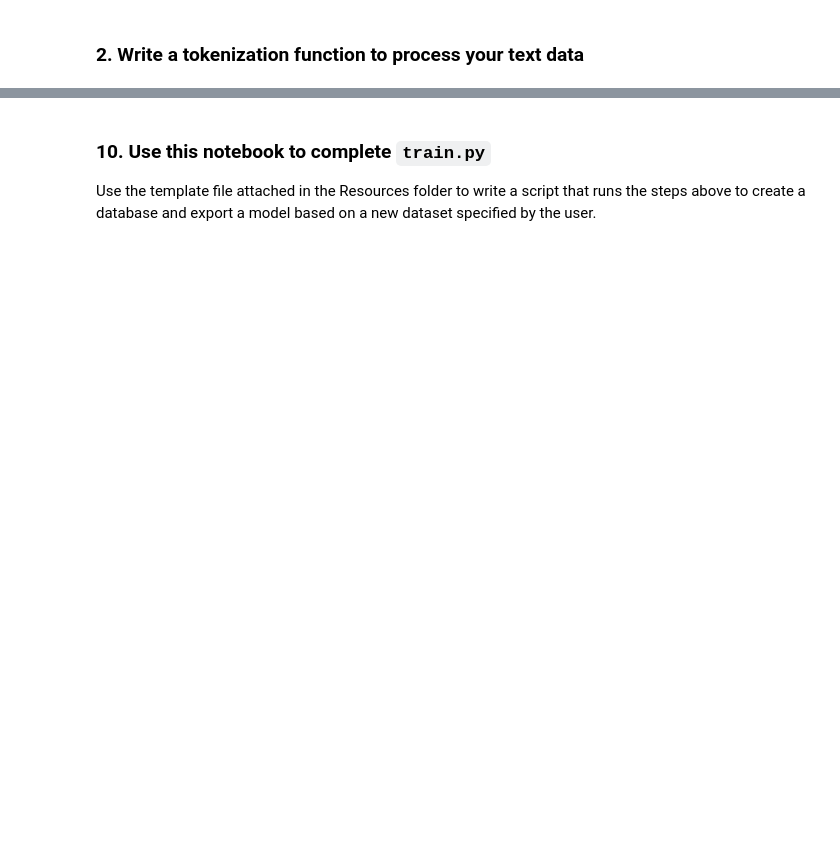
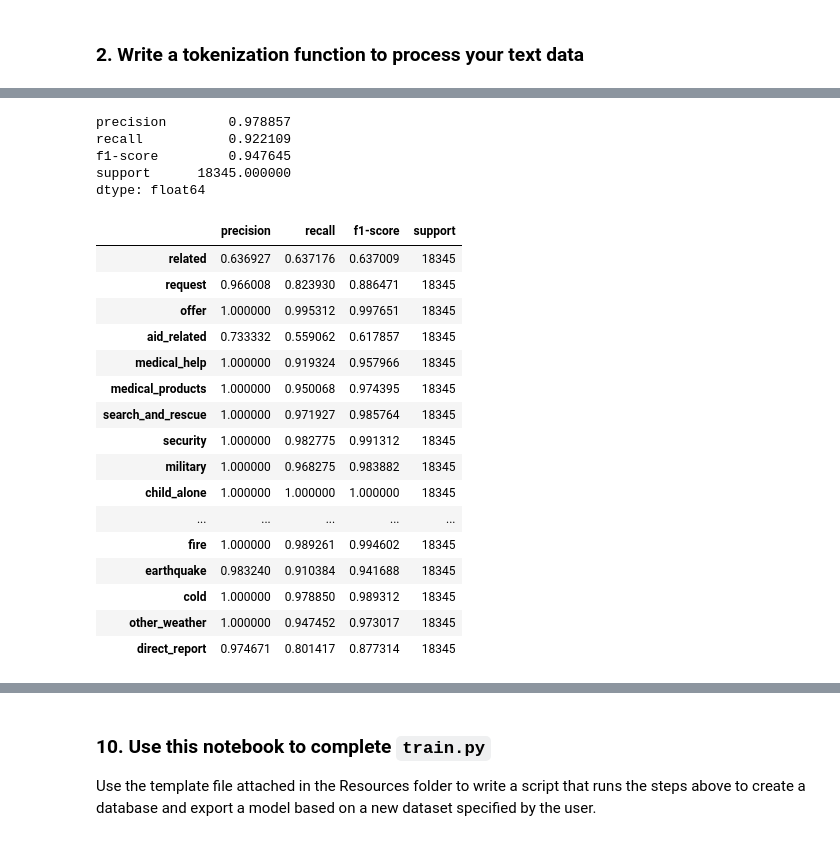
Before and after one commit to binh-bk/nltk-message-response, a Jupyter notebook: ML Pipeline Preparation.ipynb, the cells around one changed output, grey strips where cells are left out. Drawn from its saved outputs; the diff is of its cells as text; code cells hidden in the pictures; blank space fills up the shorter version.

```diff
--- a/ML Pipeline Preparation.ipynb
+++ b/ML Pipeline Preparation.ipynb
@@ -271,0 +164,29 @@ weighted avg       0.95      0.80      0.86      7863
+# %%
+# experiment with GridSearchCV and parameters
+
+X_train, X_test, Y_train, Y_test = train_test_split(X, Y, test_size=0.7, random_state=1)
+pipeline_knn = Pipeline([
+    ('vect', CountVectorizer(tokenizer=tokenize)),
+    ('tfidf', TfidfTransformer()),
+    ('clf', MultiOutputClassifier(KNeighborsClassifier()))
+])
+parameters = {
+#         'vect__stop_words': (None, 'english'),
+        'vect__ngram_range': ((1, 1), (1, 2)),
+        'vect__max_df': (0.5, 0.75, 1.0),
+        'vect__max_features': (None, 100, 1000, 10000),
+        'tfidf__use_idf': (True, False),
+#         'tfidf__smooth_idf': (True, False),
+#         'tfidf__sublinear_tf': (True, False),
+        'clf__estimator__n_neighbors': [3, 5, 10],
+#         'clf__estimator__weights': ['uniform', 'distance'],
+#         'clf__estimator__algorithm': ['auto', 'ball_tree', 'kd_tree', 'brute'],
+#         'clf__estimator__leaf_size': [1,10,30,50],
+#         'clf__estimator__p': [1,2,3]
+    }
+cv = GridSearchCV(pipeline_knn, param_grid=parameters, cv=3, verbose=True, n_jobs=-1)
+
+start = time.time()
+cv.fit(X_train, Y_train)
+last_for = time.time() - start
+print(f'Total training time: {last_for:.1f} seconds')
@@ -271,0 +221,25 @@ weighted avg       0.95      0.80      0.86      7863
+# %%
+quick_eval(cv)
+# %% [output]
+precision        0.978857
+recall           0.922109
+f1-score         0.947645
+support      18345.000000
+dtype: float64
+|  | precision | recall | f1-score | support |
+| related | 0.636927 | 0.637176 | 0.637009 | 18345 |
+| request | 0.966008 | 0.823930 | 0.886471 | 18345 |
+| offer | 1.000000 | 0.995312 | 0.997651 | 18345 |
+| aid_related | 0.733332 | 0.559062 | 0.617857 | 18345 |
+| medical_help | 1.000000 | 0.919324 | 0.957966 | 18345 |
+| medical_products | 1.000000 | 0.950068 | 0.974395 | 18345 |
+| search_and_rescue | 1.000000 | 0.971927 | 0.985764 | 18345 |
+| security | 1.000000 | 0.982775 | 0.991312 | 18345 |
+| military | 1.000000 | 0.968275 | 0.983882 | 18345 |
+| child_alone | 1.000000 | 1.000000 | 1.000000 | 18345 |
+| ... | ... | ... | ... | ... |
+| fire | 1.000000 | 0.989261 | 0.994602 | 18345 |
+| earthquake | 0.983240 | 0.910384 | 0.941688 | 18345 |
+| cold | 1.000000 | 0.978850 | 0.989312 | 18345 |
+| other_weather | 1.000000 | 0.947452 | 0.973017 | 18345 |
+| direct_report | 0.974671 | 0.801417 | 0.877314 | 18345 |
```
Also changed, not shown: parts of 84 cells of this notebook, 14 other files.
